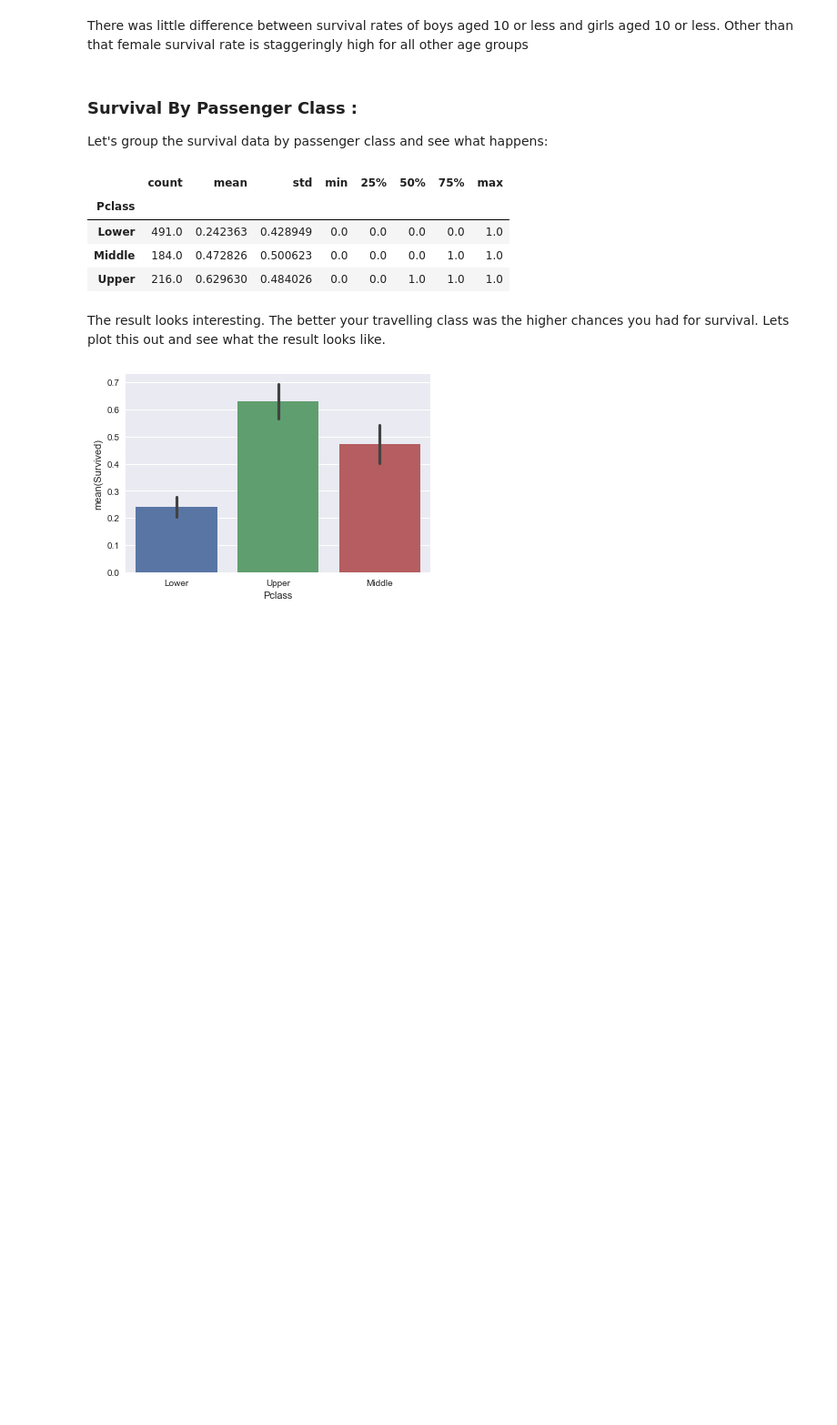
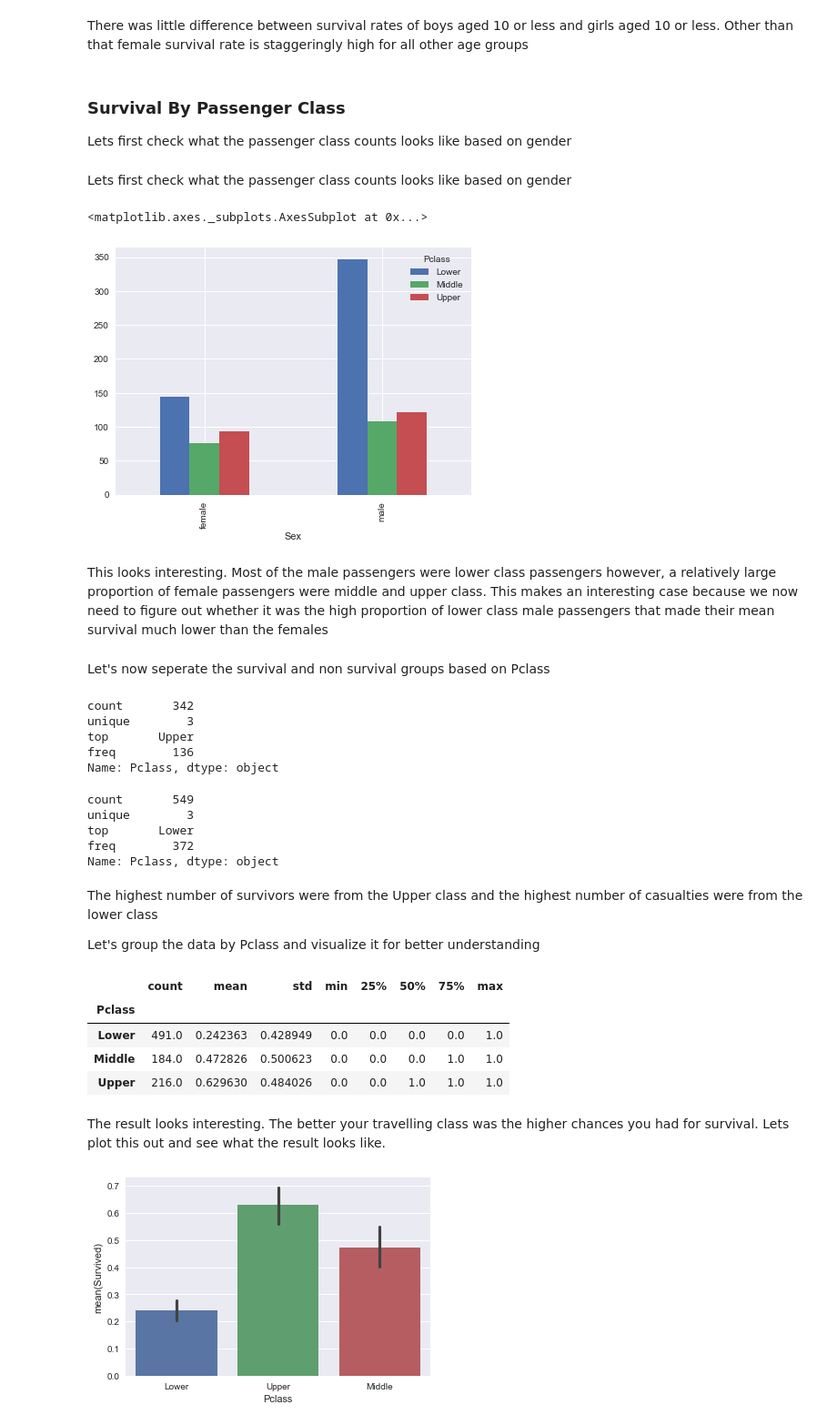
Before and after one commit to salarather/titanic-data-analysis, a Jupyter notebook: titanic-analysis.ipynb, the cells around one changed output. Shown at 91% size. Cells and saved outputs as stored; diff of their text form; code cells hidden in the pictures; blank space fills up the shorter version.

```diff
--- a/titanic-analysis.ipynb
+++ b/titanic-analysis.ipynb
@@ -264,9 +264,44 @@ sns.barplot(x="Age_Group", y="Survived", hue = "Sex", data=data);
 # %% [markdown]
 There was little difference between survival rates of boys aged 10 or less and girls aged 10 or less. Other than that female survival rate is staggeringly high for all other age groups
-# %% [markdown]
-### Survival By Passenger Class :
-
-Let's group the survival data by passenger class and see what happens:
+# %% [markdown]
+### Survival By Passenger Class
+
+Lets first check what the passenger class counts looks like based on gender
+# %% [markdown]
+Lets first check what the passenger class counts looks like based on gender
+# %%
+sex_pclass_data = data.groupby(['Sex','Pclass']).size()
+sex_pclass_data = sex_pclass_data.unstack()
+sex_pclass_data.plot(kind='bar', figsize = (7,5))
+# %% [output]
+<matplotlib.axes._subplots.AxesSubplot at 0x...>
+[figure, added]
+# %% [markdown]
+This looks interesting. Most of the male passengers were lower class passengers however, a relatively large proportion of female passengers were middle and upper class. This makes an interesting case because we now need to figure out whether it was the high proportion of lower class male passengers that made their mean survival much lower than the females
+# %% [markdown]
+Let's now seperate the survival and non survival groups based on Pclass
+# %%
+survived_class = survived_group(data, 'Pclass')
+survived_class.describe()
+# %% [output]
+count       342
+unique        3
+top       Upper
+freq        136
+Name: Pclass, dtype: object
+# %%
+non_survived_class = non_survived_group(data, 'Pclass')
+non_survived_class.describe()
+# %% [output]
+count       549
+unique        3
+top       Lower
+freq        372
+Name: Pclass, dtype: object
+# %% [markdown]
+The highest number of survivors were from the Upper class and the highest number of casualties were from the lower class
+
+Let's group the data by Pclass and visualize it for better understanding
 # %%
 class_data = data.groupby('Pclass')['Survived']
 class_data.describe()
```
Also changed, not shown: parts of 25 cells of this notebook, 1 other file.
